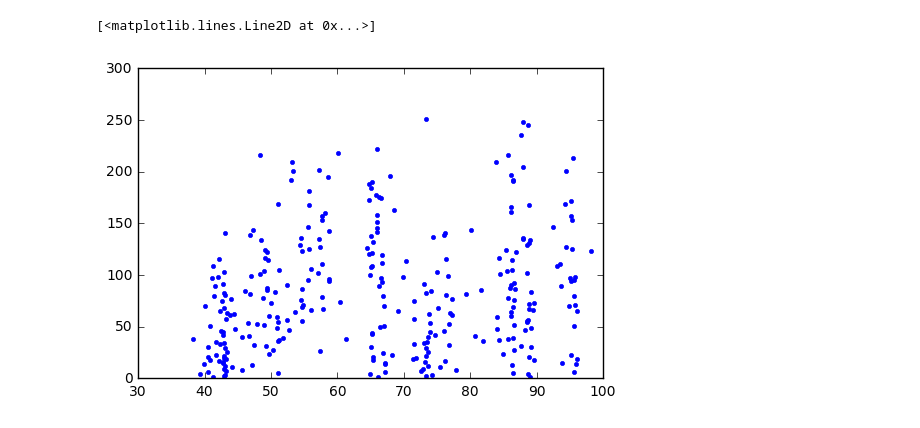
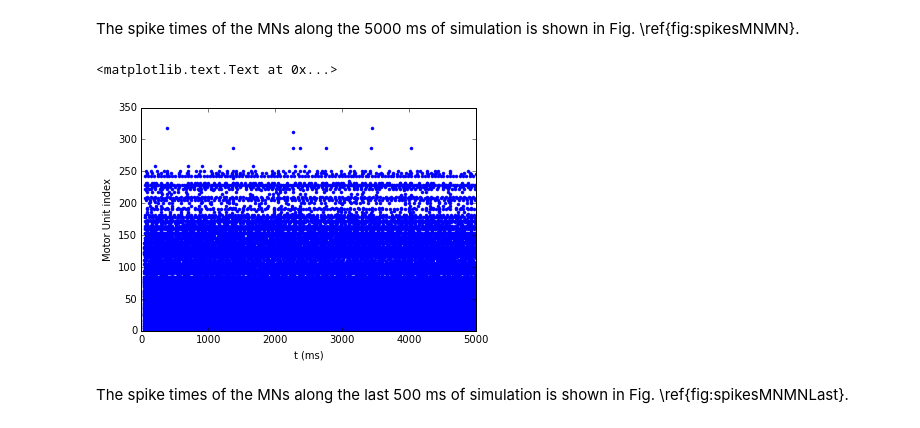
Before and after one commit to rnwatanabe/projectPR, a Jupyter notebook: ExampleNotebooks/MNPoolWithDescendingCommand.ipynb, the cells around one changed output. Saved outputs shown, nothing was run; the diff lists cells and outputs as text; code cells hidden in the pictures.

```diff
--- a/ExampleNotebooks/MNPoolWithDescendingCommand.ipynb
+++ b/ExampleNotebooks/MNPoolWithDescendingCommand.ipynb
@@ -14,7 +14,7 @@ from NeuralTract import NeuralTract
 from SynapsesFactory import SynapsesFactory
 # %%
 conf = Configuration('confMNPoolWithDescendingCommand.rmto')
-conf.simDuration_ms = 100 # Here I change simulation duration without changing the Configuration file.
+conf.simDuration_ms = 5000 # Here I change simulation duration without changing the Configuration file.
 # %%
 pools = dict()
 pools[0] = MotorUnitPool(conf, 'SOL')
@@ -57,7 +70,13 @@ plt.ylabel('Soma potential (mV)')
+# %% [markdown]
+The spike times of the MNs along the 5000 ms of simulation is shown in Fig. \ref{fig:spikesMNMN}.
 # %%
 plt.figure()
 plt.plot(pools[0].poolTerminalSpikes[:, 0],
          pools[0].poolTerminalSpikes[:, 1]+1, '.')
+plt.xlabel('t (ms)')
+plt.ylabel('Motor Unit index')
 # %% [output]
-[<matplotlib.lines.Line2D at 0x...>]
+<matplotlib.text.Text at 0x...>
-[figure, old version]
+[figure, new version]
+# %% [markdown]
+The spike times of the MNs along the last 500 ms of simulation is shown in Fig. \ref{fig:spikesMNMNLast}.
```
Also changed, not shown: parts of 17 cells of this notebook, 36 other files.
